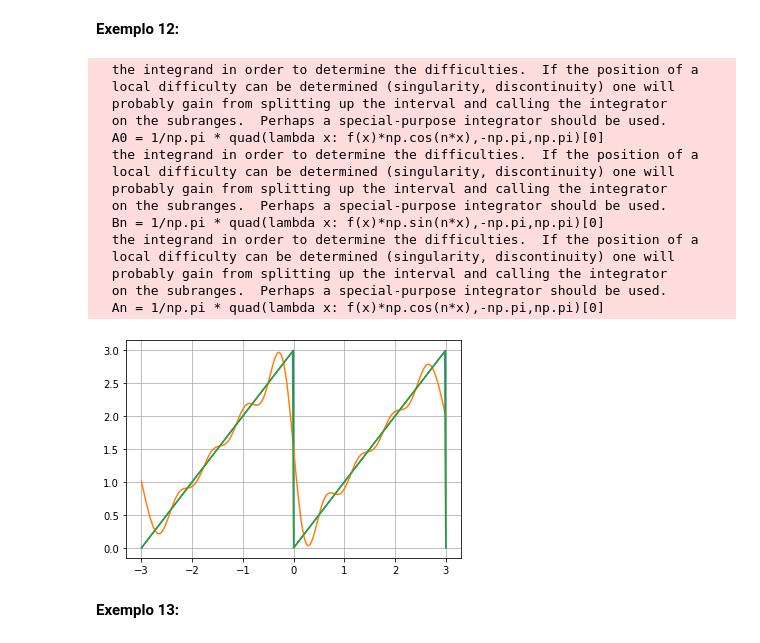
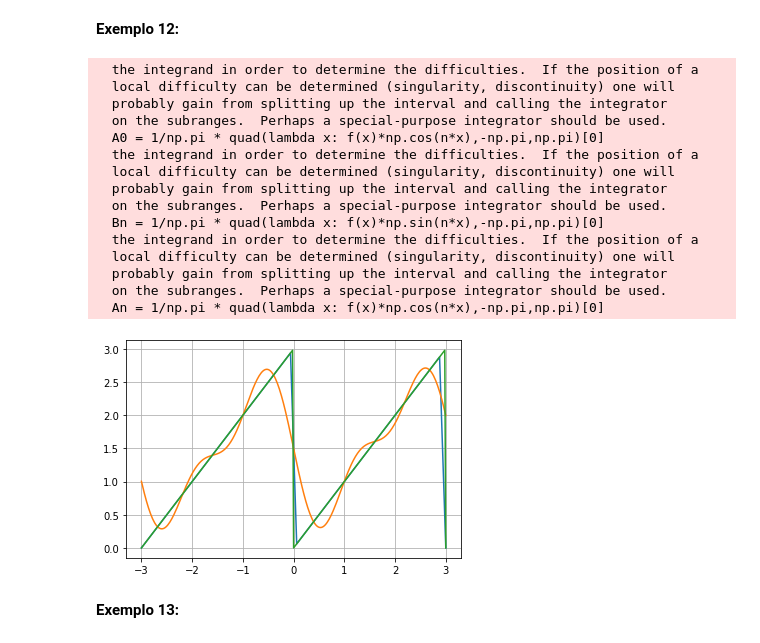
Before and after one commit to tiagoburiol/MatComp_III, a Jupyter notebook: Notebook 02 - Sequências e Séries/02_sequencias_e_series.ipynb, the cells around one changed output. Saved outputs shown, nothing was run; the diff lists cells and outputs as text; code cells hidden in the pictures.

```diff
--- a/Notebook 02 - Sequências e Séries/02_sequencias_e_series.ipynb
+++ b/Notebook 02 - Sequências e Séries/02_sequencias_e_series.ipynb
@@ -603,26 +594,26 @@ fourier(f,20)
 **Exemplo 12:**
 # %%
 f = lambda x: np.mod(x, 3)
-x = np.linspace(-3,3,1000)
+x = np.linspace(-3,3)
 plt.plot(x,f(x))
-fourier(f,10)
+fourier(f,5)
 # %% [output]
   the integrand in order to determine the difficulties.  If the position of a
   local difficulty can be determined (singularity, discontinuity) one will
   probably gain from splitting up the interval and calling the integrator
   on the subranges.  Perhaps a special-purpose integrator should be used.
   A0 = 1/np.pi * quad(lambda x: f(x)*np.cos(n*x),-np.pi,np.pi)[0]
   the integrand in order to determine the difficulties.  If the position of a
   local difficulty can be determined (singularity, discontinuity) one will
   probably gain from splitting up the interval and calling the integrator
   on the subranges.  Perhaps a special-purpose integrator should be used.
   Bn = 1/np.pi * quad(lambda x: f(x)*np.sin(n*x),-np.pi,np.pi)[0]
   the integrand in order to determine the difficulties.  If the position of a
   local difficulty can be determined (singularity, discontinuity) one will
   probably gain from splitting up the interval and calling the integrator
   on the subranges.  Perhaps a special-purpose integrator should be used.
   An = 1/np.pi * quad(lambda x: f(x)*np.cos(n*x),-np.pi,np.pi)[0]
-[figure, old version]
+[figure, new version]
 # %% [markdown]
 **Exemplo 13:**
 # %%
```
Also changed, not shown: parts of 24 cells of this notebook, 18 other files.
